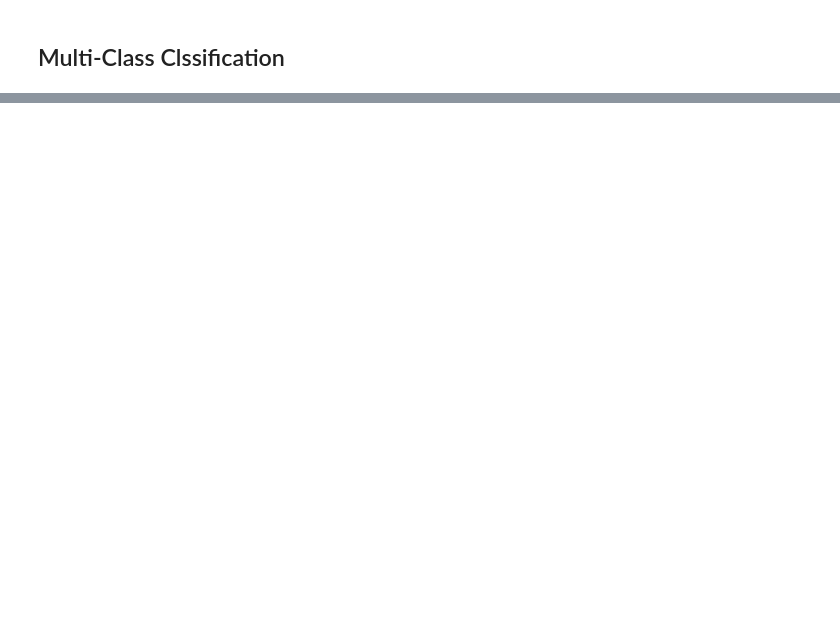
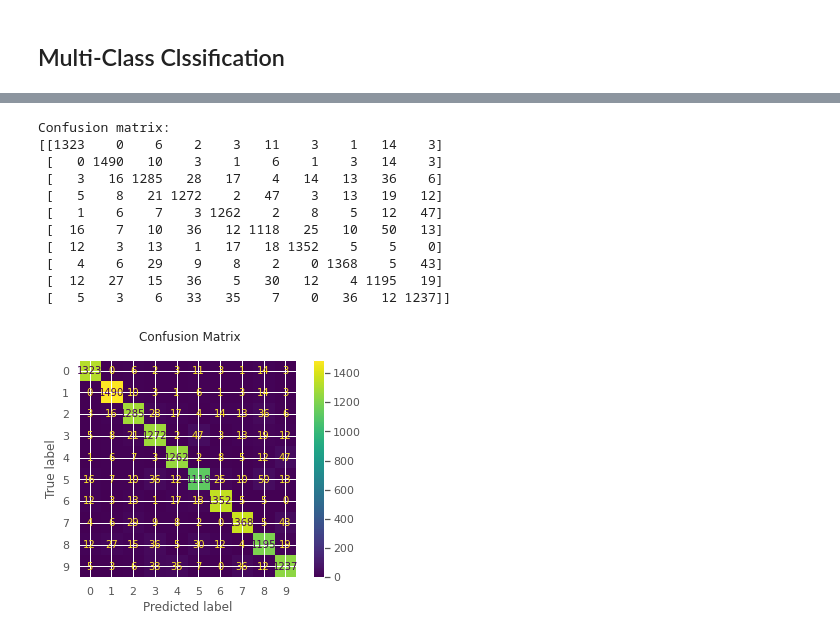
Before and after one commit to peyman886/ADS, a Jupyter notebook: HW1,2,3/EDA.ipynb, the cells around one changed output, grey strips where cells are left out. Saved outputs shown, nothing was run; the diff lists cells and outputs as text; code cells hidden in the pictures; blank space fills up the shorter version.

```diff
--- a/HW1,2,3/EDA.ipynb
+++ b/HW1,2,3/EDA.ipynb
@@ -692,0 +840,10 @@ R2E test error : 0.7581429346845797
+# %%
+from sklearn.model_selection import train_test_split
+X_train, X_test, y_train, y_test = train_test_split(
+    X, y, test_size=0.2, random_state=43, shuffle=True)
+
+print('shape X_train:', X_train.shape)
+print('shape X_test:', X_test.shape)
+print()
+print('shape y_test:', y_test.shape)
+print('shape y_train:', y_train.shape)
@@ -692,0 +856,8 @@ R2E test error : 0.7581429346845797
+# %%
+# Create a classifier: a support vector classifier
+clf = svm.SVC(gamma=0.001)
+logisticRegr = LogisticRegression(solver = 'lbfgs')
+# %%
+# Learn the digits on the train subset
+# clf.fit(X_train, y_train)
+logisticRegr.fit(X_train, y_train)
@@ -692,0 +866,4 @@ R2E test error : 0.7581429346845797
+# %%
+# Predict the value of the digit on the test subset
+# predicted = clf.predict(X_test)
+predicted = logisticRegr.predict(X_test)
@@ -692,0 +893,19 @@ R2E test error : 0.7581429346845797
+# %%
+disp = metrics.ConfusionMatrixDisplay.from_predictions(y_test, predicted)
+disp.figure_.suptitle("Confusion Matrix")
+print(f"Confusion matrix:\n{disp.confusion_matrix}")
+
+plt.show()
+# %% [output]
+Confusion matrix:
+[[1323    0    6    2    3   11    3    1   14    3]
+ [   0 1490   10    3    1    6    1    3   14    3]
+ [   3   16 1285   28   17    4   14   13   36    6]
+ [   5    8   21 1272    2   47    3   13   19   12]
+ [   1    6    7    3 1262    2    8    5   12   47]
+ [  16    7   10   36   12 1118   25   10   50   13]
+ [  12    3   13    1   17   18 1352    5    5    0]
+ [   4    6   29    9    8    2    0 1368    5   43]
+ [  12   27   15   36    5   30   12    4 1195   19]
+ [   5    3    6   33   35    7    0   36   12 1237]]
+[figure, added]
```
Also changed, not shown: parts of 25 cells of this notebook.
